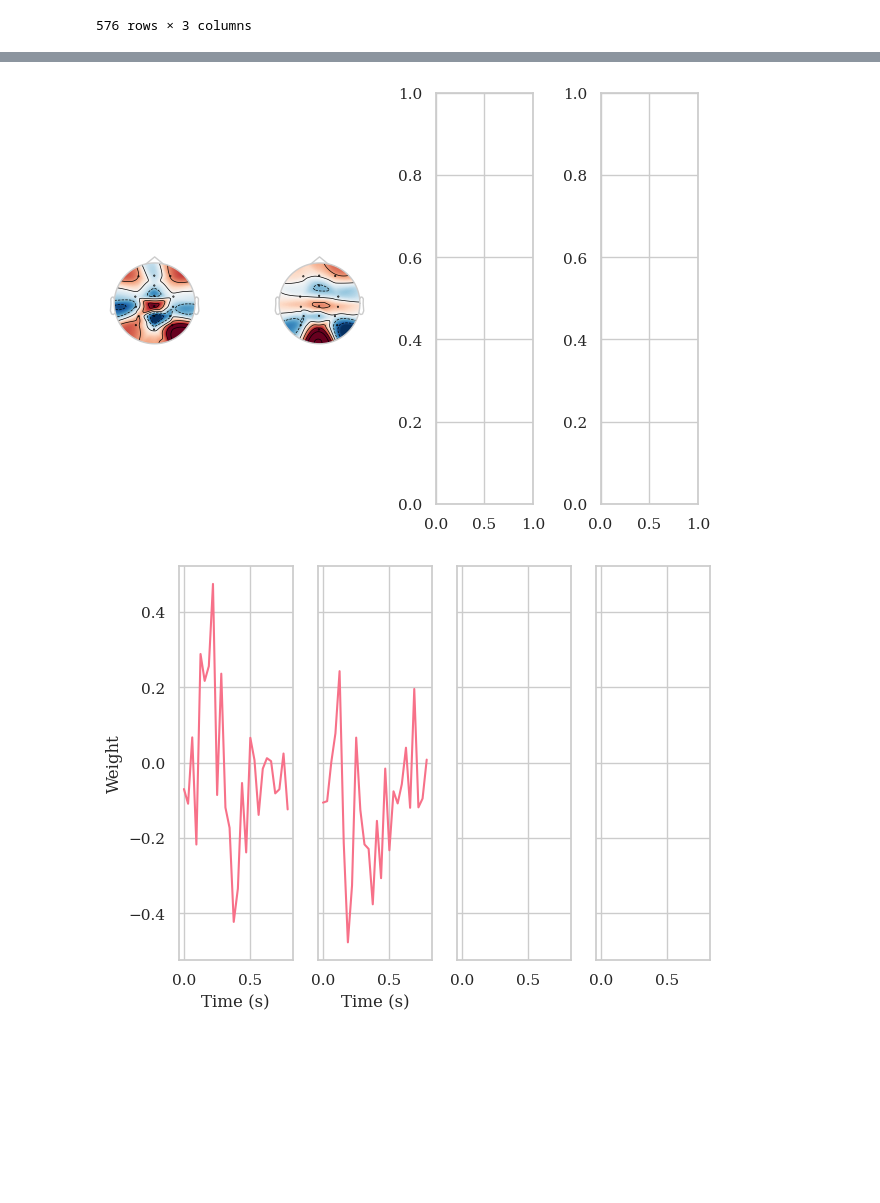
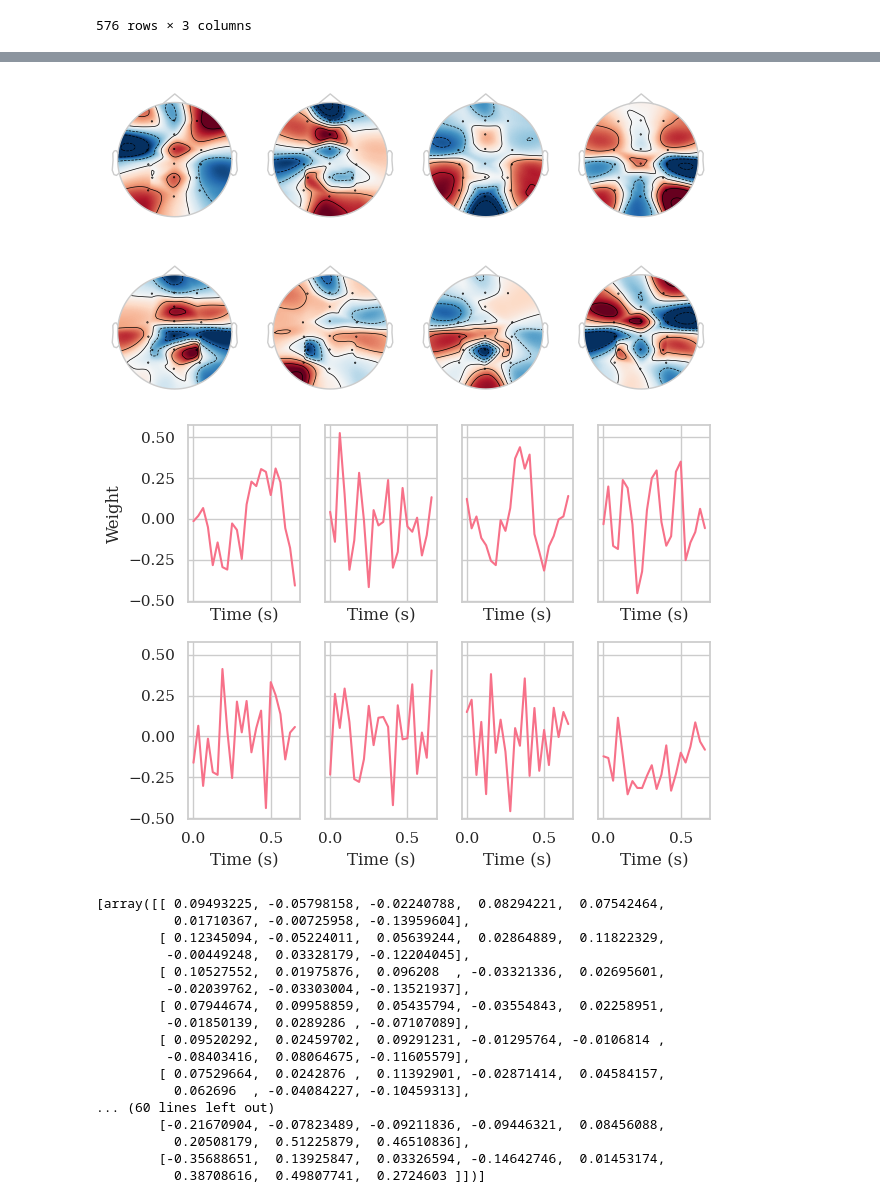
Before and after one commit to arnevdk/bttda, a Jupyter notebook: notebooks/hoda.ipynb, the cells around one changed output, grey strips where cells are left out. Cells and saved outputs as stored; diff of their text form; code cells hidden in the pictures; blank space fills up the shorter version.

```diff
--- a/notebooks/hoda.ipynb
+++ b/notebooks/hoda.ipynb
@@ -10,24 +10,22 @@ from moabb.datasets import *
 from mne.decoding import Scaler
 
 tmin = 0
-tmax=0.8
+tmax=0.7
 fmin=0.5
 fmax = 16
 sfreq = 32
 
 paradigm = P300(resample=sfreq, tmin=tmin, tmax=tmax, fmin=fmin, fmax=fmax)
-dataset = BNCI2014_009()
+dataset = BNCI2014009()
 epochs, labels, meta = paradigm.get_data(dataset=dataset,
                                          subjects=[1],
                                          return_epochs=True)
+
 session = meta['session'][0]
 idc = meta['session'] == session
 epochs = epochs[idc]
 labels = labels[idc]
 meta = meta[idc]
-
-scaler = Scaler(scalings='mean', with_mean=False)
-epochs._data = scaler.fit_transform(epochs._data)
 # %% [output]
 /usr/local/lib/python3.10/dist-packages/moabb/pipelines/__init__.py:26: ModuleNotFoundError: Tensorflow is not installed. You won't be able to use these MOABB pipelines if you attempt to do so.
   warn(
@@ -71,5 +81,6 @@ X.shape
 # %%
-from hoda.hoda import HODA, f_multiway
+from hoda.hoda import HODA, f_multiway,trunc_eigh
+from hoda.cov import ledoit_wolf_shrinkage, oas, mode_scatter
 import warnings
 
 from hoda.hoda import f_oneway, mode_scatter
@@ -84,20 +95,21 @@ from sklearn.preprocessing import StandardScaler
 
 
 hoda = HODA(
-  rank=2,
-        max_iter=1024,
-        tol=1e-8,
-        init ='svd',
-        shrinkage='lw',
-        toeplitz=(1,),
-        obj='rt',
-        solver='lanczos',
-        taper=False,
-        keep_train_info=True,
-        verbose=True,
-        )
+    rank=8,
+    max_iter=128,
+    tol=1e-8,
+    init ='svd',
+    shrinkage='lw',
+    toeplitz=None,
+    obj='rt',
+    solver='lanczos',
+    taper=True,
+    keep_train_info=True,
+    verbose=True,
+)
 
-%lprun -f HODA.fit hoda.fit(X,y)
+
+%lprun -f ledoit_wolf_shrinkage hoda.fit(X,y)
 hoda
 # %% [output]
 Initializing factors...
@@ -169,31 +201,51 @@ if hoda.keep_train_info:
 # %%
 
 import numpy as np
 from mne.viz import plot_topomap
 import matplotlib.pyplot as plt
 import tensorly as tl
 
 
 col_wrap = 4
 
 n_col = col_wrap
 n_row = int( np.ceil(hoda.rank_(0) / col_wrap))
 fig, axs = plt.subplots(n_row, n_col, layout='tight')
 for i in range(hoda.rank_(0)):
-    w = tl.to_numpy(hoda.scalings_[0][:,i])
+    w = tl.to_numpy(hoda.weights_[0][:,i])
     plot_topomap(w, epochs.info, axes=axs.flatten()[i], show=False)
 
 n_row = int( np.ceil(hoda.rank_(1) / col_wrap))
 fig, axs = plt.subplots(n_row, n_col,  layout='tight', sharex=True, sharey=True)
 for i in range(hoda.rank_(1)):
-    w = tl.to_numpy(hoda.scalings_[1][:,i])
+    w = tl.to_numpy(hoda.weights_[1][:,i])
     axs.flatten()[i].plot(epochs.times, w)
     axs.flatten()[i].set_xlabel('Time (s)')
     axs.flatten()[i].sharey(axs.flatten()[0])
 axs.flatten()[0].set_ylabel('Weight');
 # %% [output]
-[figure, old version]
+[figure, new version]
-[figure, old version]
+[figure, new version]
+# %%
+hoda.aps_
+# %% [output]
+[array([[ 0.09493225, -0.05798158, -0.02240788,  0.08294221,  0.07542464,
+          0.01710367, -0.00725958, -0.13959604],
+        [ 0.12345094, -0.05224011,  0.05639244,  0.02864889,  0.11822329,
+         -0.00449248,  0.03328179, -0.12204045],
+        [ 0.10527552,  0.01975876,  0.096208  , -0.03321336,  0.02695601,
+         -0.02039762, -0.03303004, -0.13521937],
+        [ 0.07944674,  0.09958859,  0.05435794, -0.03554843,  0.02258951,
+         -0.01850139,  0.0289286 , -0.07107089],
+        [ 0.09520292,  0.02459702,  0.09291231, -0.01295764, -0.0106814 ,
+         -0.08403416,  0.08064675, -0.11605579],
+        [ 0.07529664,  0.0242876 ,  0.11392901, -0.02871414,  0.04584157,
+          0.062696  , -0.04084227, -0.10459313],
+... (60 lines left out)
+        [-0.21670904, -0.07823489, -0.09211836, -0.09446321,  0.08456088,
+          0.20508179,  0.51225879,  0.46510836],
+        [-0.35688651,  0.13925847,  0.03326594, -0.14642746,  0.01453174,
+          0.38708616,  0.49807741,  0.2724603 ]])]
 # %%
 
 n_row = int(np.ceil(hoda.rank_(0) / col_wrap))
```
Also changed, not shown: parts of 18 cells of this notebook, 8 other files.
